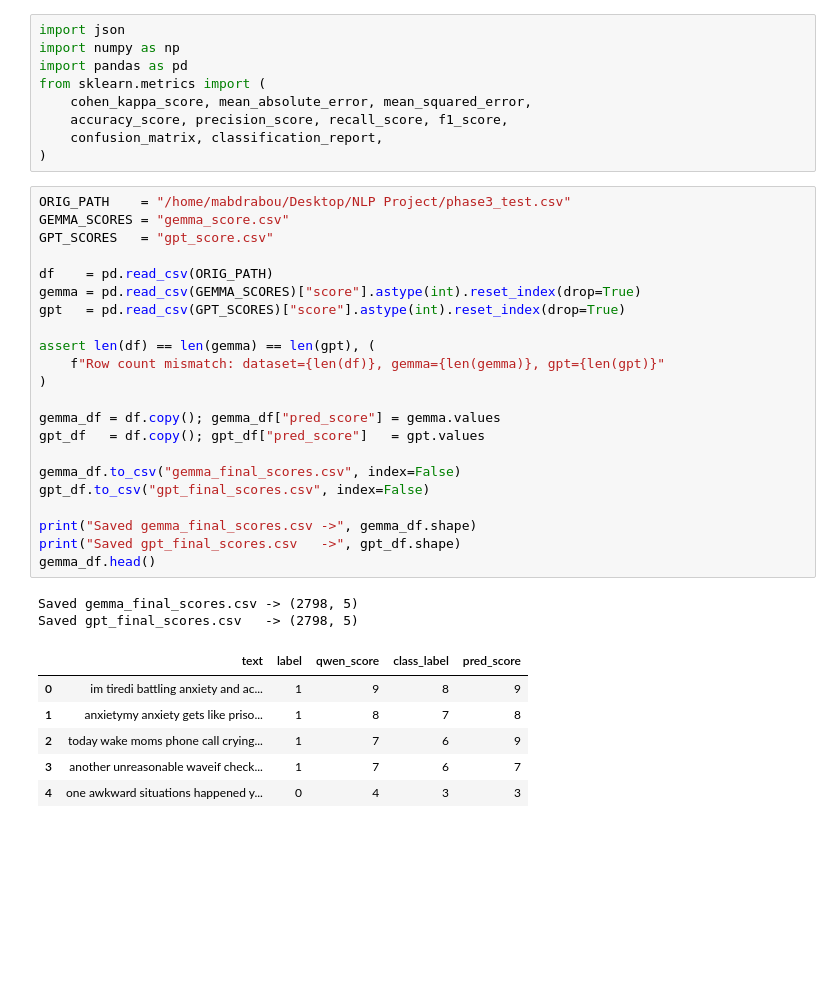
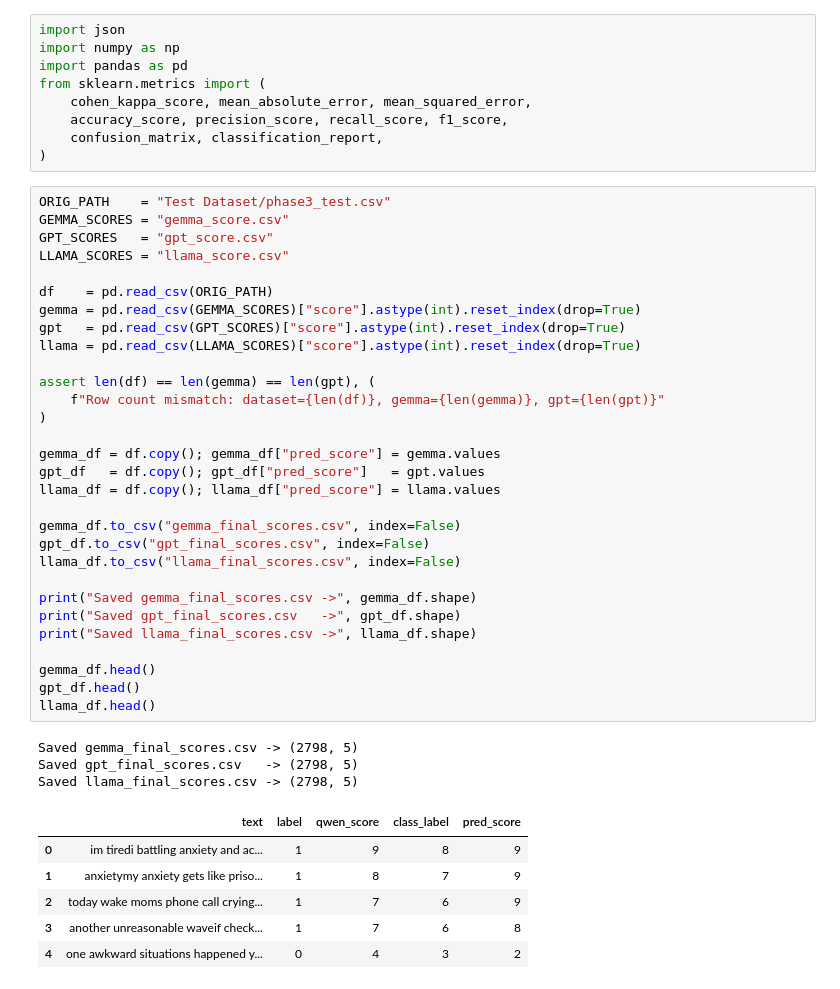
Before and after one commit to Marryam03/Mental_Health_NLP, a Jupyter notebook: Phase3_Prompt Engineering Testing/Phase3_Prompt_Labeling_Gemma&GPT_Labeling.ipynb, the cells around one changed output. Cells and saved outputs as stored; diff of their text form; blank space fills up the shorter version.

```diff
--- a/Phase3_Prompt Engineering Testing/Phase3_Prompt_Labeling_Gemma&GPT_Labeling.ipynb
+++ b/Phase3_Prompt Engineering Testing/Phase3_Prompt_Labeling_Gemma&GPT_Labeling.ipynb
@@ -302,33 +328,42 @@ from sklearn.metrics import (
     confusion_matrix, classification_report,
 )
 # %%
-ORIG_PATH    = "/home/mabdrabou/Desktop/NLP Project/phase3_test.csv"
+ORIG_PATH    = "Test Dataset/phase3_test.csv"
 GEMMA_SCORES = "gemma_score.csv"
 GPT_SCORES   = "gpt_score.csv"
+LLAMA_SCORES = "llama_score.csv"
 
 df    = pd.read_csv(ORIG_PATH)
 gemma = pd.read_csv(GEMMA_SCORES)["score"].astype(int).reset_index(drop=True)
 gpt   = pd.read_csv(GPT_SCORES)["score"].astype(int).reset_index(drop=True)
+llama = pd.read_csv(LLAMA_SCORES)["score"].astype(int).reset_index(drop=True)
 
 assert len(df) == len(gemma) == len(gpt), (
     f"Row count mismatch: dataset={len(df)}, gemma={len(gemma)}, gpt={len(gpt)}"
 )
 
 gemma_df = df.copy(); gemma_df["pred_score"] = gemma.values
 gpt_df   = df.copy(); gpt_df["pred_score"]   = gpt.values
+llama_df = df.copy(); llama_df["pred_score"] = llama.values
 
 gemma_df.to_csv("gemma_final_scores.csv", index=False)
 gpt_df.to_csv("gpt_final_scores.csv", index=False)
+llama_df.to_csv("llama_final_scores.csv", index=False)
 
 print("Saved gemma_final_scores.csv ->", gemma_df.shape)
 print("Saved gpt_final_scores.csv   ->", gpt_df.shape)
+print("Saved llama_final_scores.csv ->", llama_df.shape)
+
 gemma_df.head()
+gpt_df.head()
+llama_df.head()
 # %% [output]
 Saved gemma_final_scores.csv -> (2798, 5)
 Saved gpt_final_scores.csv   -> (2798, 5)
+Saved llama_final_scores.csv -> (2798, 5)
 |  | text | label | qwen_score | class_label | pred_score |
 | 0 | im tiredi battling anxiety and ac... | 1 | 9 | 8 | 9 |
-| 1 | anxietymy anxiety gets like priso... | 1 | 8 | 7 | 8 |
+| 1 | anxietymy anxiety gets like priso... | 1 | 8 | 7 | 9 |
 | 2 | today wake moms phone call crying... | 1 | 7 | 6 | 9 |
-| 3 | another unreasonable waveif check... | 1 | 7 | 6 | 7 |
-| 4 | one awkward situations happened y... | 0 | 4 | 3 | 3 |
+| 3 | another unreasonable waveif check... | 1 | 7 | 6 | 8 |
+| 4 | one awkward situations happened y... | 0 | 4 | 3 | 2 |
```
Also changed, not shown: parts of 6 cells of this notebook, 31 other files.
